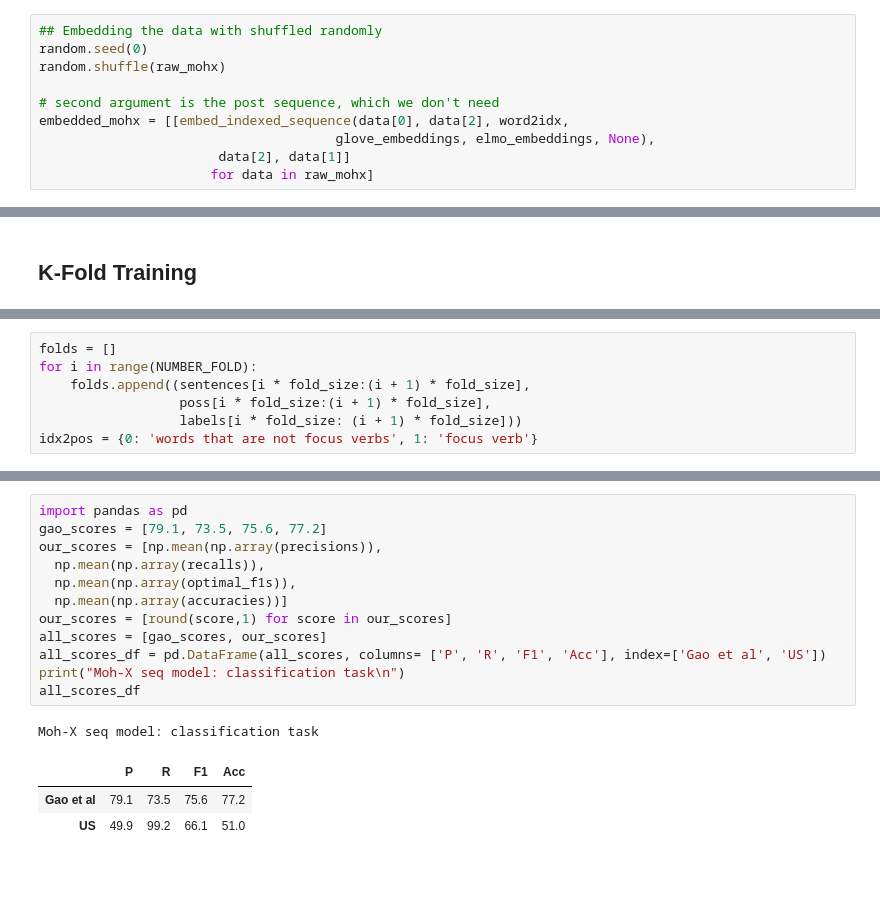
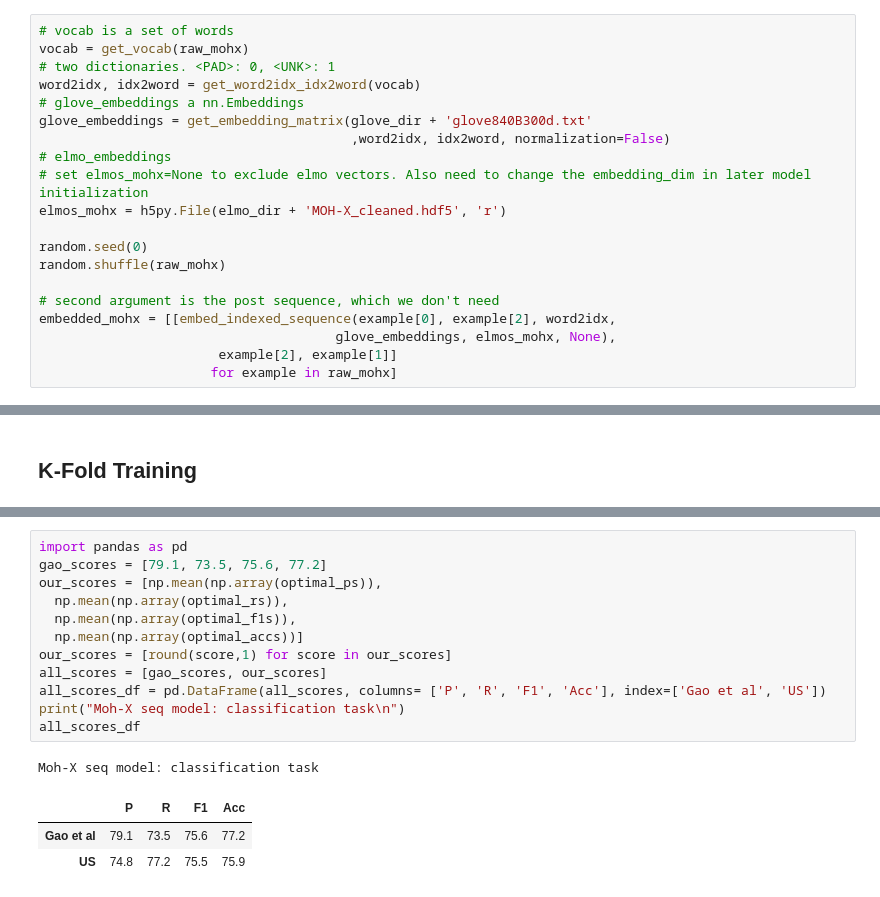
Before and after one commit to cmsc-25700/metaphor-detection, a Jupyter notebook: notebooks/sequence/replicate_mohx_sequence.ipynb, the cells around one changed output, grey strips where cells are left out. Saved outputs shown, nothing was run; the diff lists cells and outputs as text.

Commit message:
fixed scores

```diff
--- a/notebooks/sequence/replicate_mohx_sequence.ipynb
+++ b/notebooks/sequence/replicate_mohx_sequence.ipynb
@@ -91,10 +70,20 @@ elmo_embeddings = h5py.File(elmo_dir + 'MOH-X_cleaned.hdf5', 'r')
 # %%
-## Embedding the data with shuffled randomly
+# vocab is a set of words
+vocab = get_vocab(raw_mohx)
+# two dictionaries. <PAD>: 0, <UNK>: 1
+word2idx, idx2word = get_word2idx_idx2word(vocab)
+# glove_embeddings a nn.Embeddings
+glove_embeddings = get_embedding_matrix(glove_dir + 'glove840B300d.txt'
+                                        ,word2idx, idx2word, normalization=False)
+# elmo_embeddings
+# set elmos_mohx=None to exclude elmo vectors. Also need to change the embedding_dim in later model initialization
+elmos_mohx = h5py.File(elmo_dir + 'MOH-X_cleaned.hdf5', 'r')
+
 random.seed(0)
 random.shuffle(raw_mohx)
 
 # second argument is the post sequence, which we don't need
-embedded_mohx = [[embed_indexed_sequence(data[0], data[2], word2idx,
-                                      glove_embeddings, elmo_embeddings, None),
-                       data[2], data[1]]
-                      for data in raw_mohx]
+embedded_mohx = [[embed_indexed_sequence(example[0], example[2], word2idx,
+                                      glove_embeddings, elmos_mohx, None),
+                       example[2], example[1]]
+                      for example in raw_mohx]
@@ -115,7 +100,0 @@ Each fold size is 65
-# %%
-folds = []
-for i in range(NUMBER_FOLD):
-    folds.append((sentences[i * fold_size:(i + 1) * fold_size],
-                  poss[i * fold_size:(i + 1) * fold_size],
-                  labels[i * fold_size: (i + 1) * fold_size]))
-idx2pos = {0: 'words that are not focus verbs', 1: 'focus verb'}
@@ -280,17 +257,17 @@ Accuracy on MOH-X =  51.0
 # %%
 import pandas as pd
 gao_scores = [79.1, 73.5, 75.6, 77.2]
-our_scores = [np.mean(np.array(precisions)),
-  np.mean(np.array(recalls)),
+our_scores = [np.mean(np.array(optimal_ps)),
+  np.mean(np.array(optimal_rs)),
   np.mean(np.array(optimal_f1s)),
-  np.mean(np.array(accuracies))]
+  np.mean(np.array(optimal_accs))]
 our_scores = [round(score,1) for score in our_scores]
 all_scores = [gao_scores, our_scores]
 all_scores_df = pd.DataFrame(all_scores, columns= ['P', 'R', 'F1', 'Acc'], index=['Gao et al', 'US'])
 print("Moh-X seq model: classification task\n")
 all_scores_df
 # %% [output]
 Moh-X seq model: classification task
 |  | P | R | F1 | Acc |
 | Gao et al | 79.1 | 73.5 | 75.6 | 77.2 |
-| US | 49.9 | 99.2 | 66.1 | 51.0 |
+| US | 74.8 | 77.2 | 75.5 | 75.9 |
```
Also changed, not shown: parts of 9 cells of this notebook.
